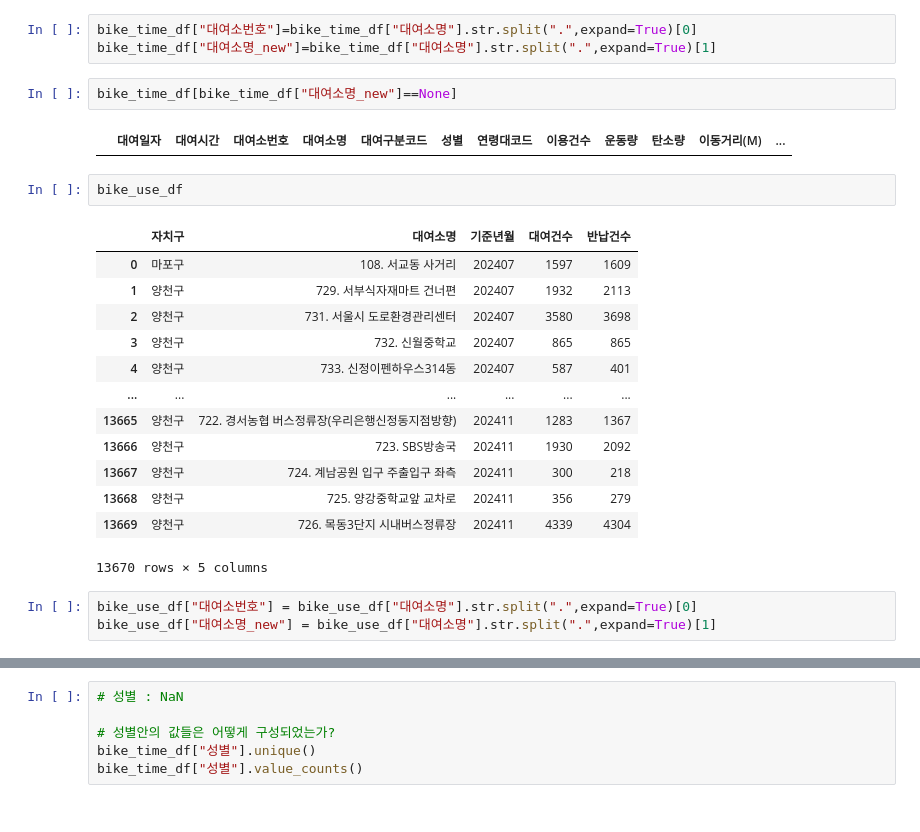
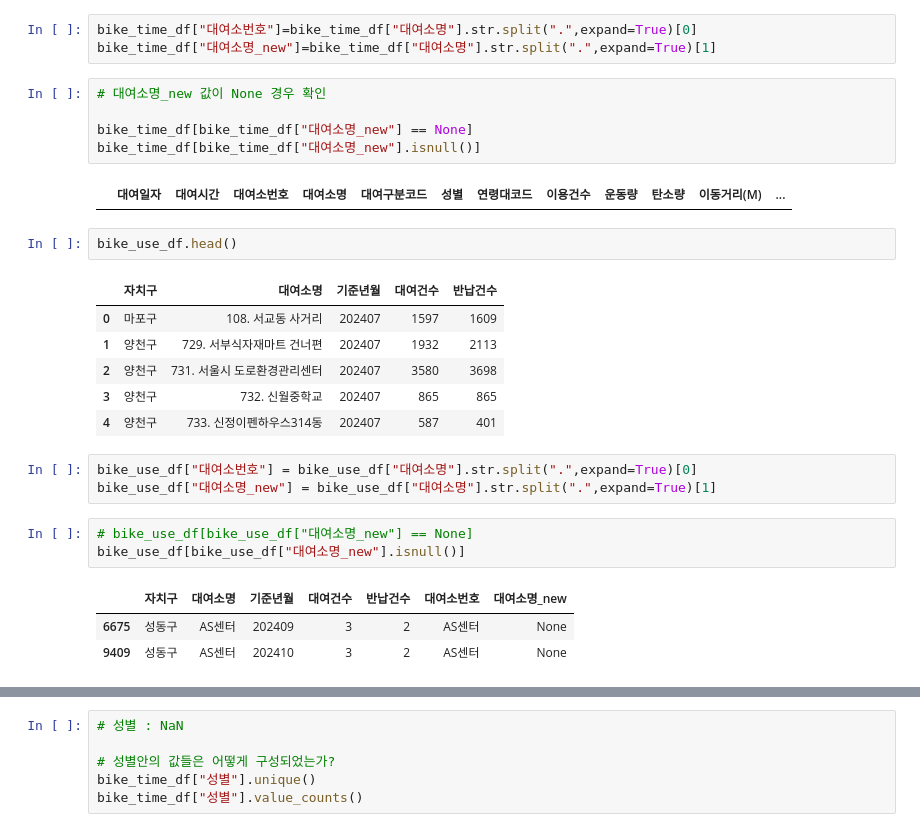
Before and after one commit to yhs02252/pandassource, a Jupyter notebook: 자전거.ipynb, the cells around one changed output, grey strips where cells are left out. Drawn from its saved outputs; the diff is of its cells as text.

```diff
--- a/자전거.ipynb
+++ b/자전거.ipynb
@@ -195,26 +219,29 @@ bike_time_df.head()
 # %%
 bike_time_df["대여소번호"]=bike_time_df["대여소명"].str.split(".",expand=True)[0]
 bike_time_df["대여소명_new"]=bike_time_df["대여소명"].str.split(".",expand=True)[1]
-# %%
-bike_time_df[bike_time_df["대여소명_new"]==None]
-# %% [output]
-|  | 대여일자 | 대여시간 | 대여소번호 | 대여소명 | 대여구분코드 | 성별 | 연령대코드 | 이용건수 | 운동량 | 탄소량 | 이동거리(M) | ... |
+# %%
+# 대여소명_new 값이 None 경우 확인
+
+bike_time_df[bike_time_df["대여소명_new"] == None]
+bike_time_df[bike_time_df["대여소명_new"].isnull()]
+# %% [output]
+|  | 대여일자 | 대여시간 | 대여소번호 | 대여소명 | 대여구분코드 | 성별 | 연령대코드 | 이용건수 | 운동량 | 탄소량 | 이동거리(M) | ... |
 # %%
-bike_use_df
+bike_use_df.head()
 # %% [output]
 |  | 자치구 | 대여소명 | 기준년월 | 대여건수 | 반납건수 |
 | 0 | 마포구 | 108. 서교동 사거리 | 202407 | 1597 | 1609 |
 | 1 | 양천구 | 729. 서부식자재마트 건너편 | 202407 | 1932 | 2113 |
 | 2 | 양천구 | 731. 서울시 도로환경관리센터 | 202407 | 3580 | 3698 |
 | 3 | 양천구 | 732. 신월중학교 | 202407 | 865 | 865 |
 | 4 | 양천구 | 733. 신정이펜하우스314동 | 202407 | 587 | 401 |
-| ... | ... | ... | ... | ... | ... |
-| 13665 | 양천구 | 722. 경서농협 버스정류장(우리은행신정동지점방향) | 202411 | 1283 | 1367 |
-| 13666 | 양천구 | 723. SBS방송국 | 202411 | 1930 | 2092 |
-| 13667 | 양천구 | 724. 계남공원 입구 주출입구 좌측 | 202411 | 300 | 218 |
-| 13668 | 양천구 | 725. 양강중학교앞 교차로 | 202411 | 356 | 279 |
-| 13669 | 양천구 | 726. 목동3단지 시내버스정류장 | 202411 | 4339 | 4304 |
-13670 rows × 5 columns
 # %%
 bike_use_df["대여소번호"] = bike_use_df["대여소명"].str.split(".",expand=True)[0]
 bike_use_df["대여소명_new"] = bike_use_df["대여소명"].str.split(".",expand=True)[1]
+# %%
+# bike_use_df[bike_use_df["대여소명_new"] == None]
+bike_use_df[bike_use_df["대여소명_new"].isnull()]
+# %% [output]
+|  | 자치구 | 대여소명 | 기준년월 | 대여건수 | 반납건수 | 대여소번호 | 대여소명_new |
+| 6675 | 성동구 | AS센터 | 202409 | 3 | 2 | AS센터 | None |
+| 9409 | 성동구 | AS센터 | 202410 | 3 | 2 | AS센터 | None |
```
Also changed, not shown: parts of 9 cells of this notebook, 2 other files.
